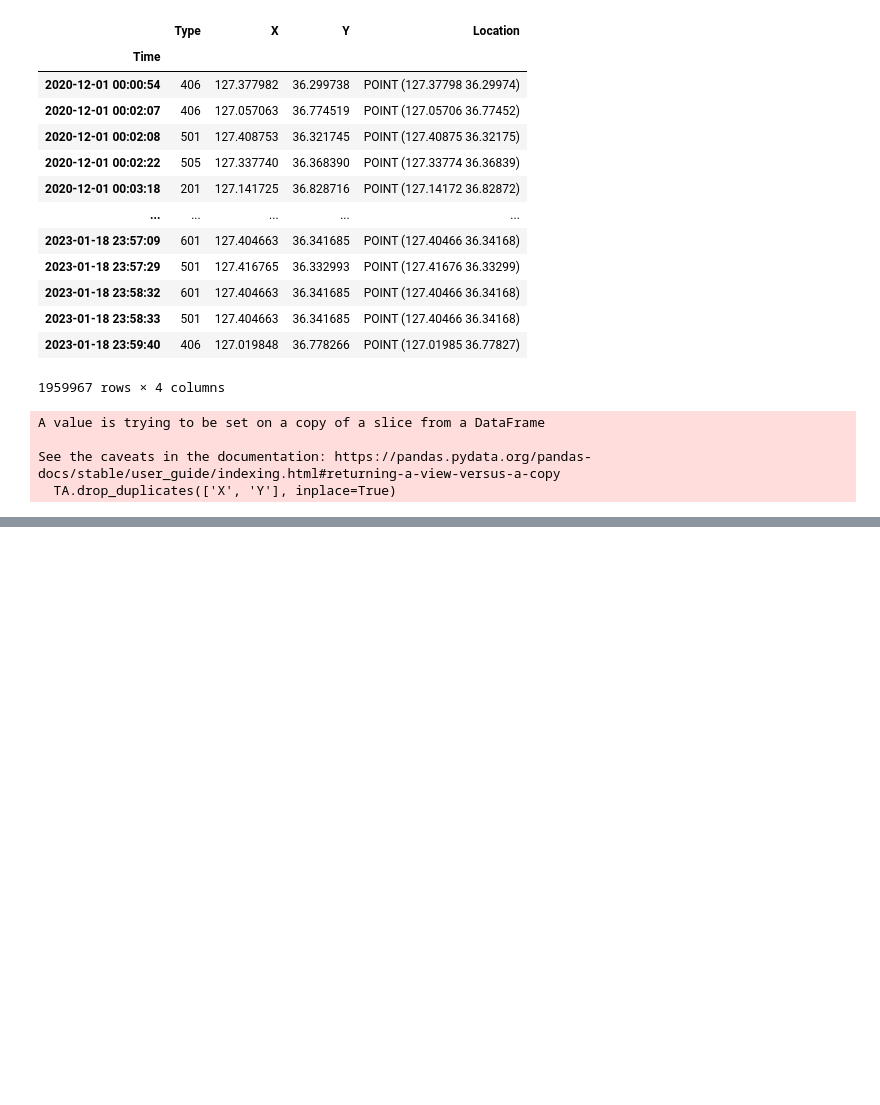
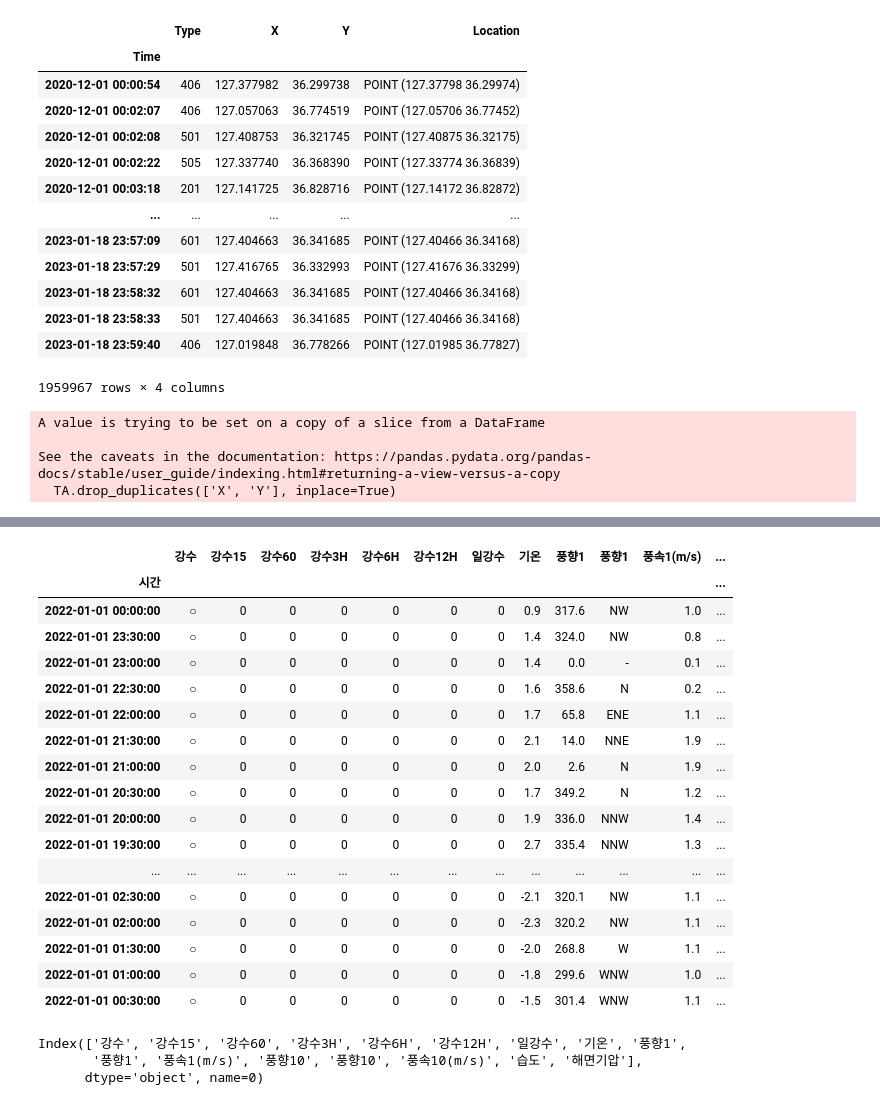
Before and after one commit to JeonSeongHu/Dajeon-Traffic-Accident-Analysis, a Jupyter notebook: data/data_visualization.ipynb, the cells around one changed output, grey strips where cells are left out. Saved outputs shown, nothing was run; the diff lists cells and outputs as text; code cells hidden in the pictures; blank space fills up the shorter version.

```diff
--- a/data/data_visualization.ipynb
+++ b/data/data_visualization.ipynb
@@ -166,0 +181,10 @@ visualize_by_city(TA, name="충청남도")
+# %%
+df, map_union = visualize_by_city(TA, names=["대전광역시"])
+# %%
+df_daejeon =df
+mapdf = pd.DataFrame()
+mapdf['X'] = df.x
+mapdf['Y'] = df.y
+mapdf
+print(mapdf['X'].min(),mapdf['X'].max())
+print(mapdf['Y'].min(),mapdf['Y'].max())
@@ -166,0 +229,59 @@ visualize_by_city(TA, name="충청남도")
+# %%
+from bs4 import BeautifulSoup
+import urllib.request
+import pandas as pd
+from datetime import datetime, timedelta
+
+def df_preprocessing(df, date):
+    data = df[1]
+    data.columns = data.iloc[0]
+    data.drop(data.index[0], inplace=True)
+    data["시:분"] = date + data["시:분"]
+    data["시:분"] = pd.to_datetime(data["시:분"], format='%Y%m%d%H:%M')
+    data.loc
+    data.index = data["시:분"]
+    data.index.names = ['시간']
+    data.drop("시:분", axis=1, inplace=True)
+    return data
+
+source = urllib.request.urlopen('https://www.weather.go.kr/cgi-bin/aws/nph-aws_txt_min_cal_test?202012020000&0&MINDB_30M&133&m&M').read()
+soup = BeautifulSoup(source,'lxml')
+
+table = soup.find_all('table')
+df = pd.read_html(str(table))
+
+date = "202201010000"
+data = df[1]
+data.columns = data.iloc[0]
+data.drop(data.index[0], inplace=True)
+data["시:분"] = date[:-4] + data["시:분"]
+data["시:분"] = pd.to_datetime(data["시:분"], format='%Y%m%d%H:%M')
+data.index = data["시:분"]
+data.index.names = ['시간']
+data.drop("시:분", axis=1, inplace=True)
+data[:48]
+# %% [output]
+|  | 강수 | 강수15 | 강수60 | 강수3H | 강수6H | 강수12H | 일강수 | 기온 | 풍향1 | 풍향1 | 풍속1(m/s) | ... |
+| 시간 |  |  |  |  |  |  |  |  |  |  |  | ... |
+| 2022-01-01 00:00:00 | ○ | 0 | 0 | 0 | 0 | 0 | 0 | 0.9 | 317.6 | NW | 1.0 | ... |
+| 2022-01-01 23:30:00 | ○ | 0 | 0 | 0 | 0 | 0 | 0 | 1.4 | 324.0 | NW | 0.8 | ... |
+| 2022-01-01 23:00:00 | ○ | 0 | 0 | 0 | 0 | 0 | 0 | 1.4 | 0.0 | - | 0.1 | ... |
+| 2022-01-01 22:30:00 | ○ | 0 | 0 | 0 | 0 | 0 | 0 | 1.6 | 358.6 | N | 0.2 | ... |
+| 2022-01-01 22:00:00 | ○ | 0 | 0 | 0 | 0 | 0 | 0 | 1.7 | 65.8 | ENE | 1.1 | ... |
+| 2022-01-01 21:30:00 | ○ | 0 | 0 | 0 | 0 | 0 | 0 | 2.1 | 14.0 | NNE | 1.9 | ... |
+| 2022-01-01 21:00:00 | ○ | 0 | 0 | 0 | 0 | 0 | 0 | 2.0 | 2.6 | N | 1.9 | ... |
+| 2022-01-01 20:30:00 | ○ | 0 | 0 | 0 | 0 | 0 | 0 | 1.7 | 349.2 | N | 1.2 | ... |
+| 2022-01-01 20:00:00 | ○ | 0 | 0 | 0 | 0 | 0 | 0 | 1.9 | 336.0 | NNW | 1.4 | ... |
+| 2022-01-01 19:30:00 | ○ | 0 | 0 | 0 | 0 | 0 | 0 | 2.7 | 335.4 | NNW | 1.3 | ... |
+| ... | ... | ... | ... | ... | ... | ... | ... | ... | ... | ... | ... | ... |
+| 2022-01-01 02:30:00 | ○ | 0 | 0 | 0 | 0 | 0 | 0 | -2.1 | 320.1 | NW | 1.1 | ... |
+| 2022-01-01 02:00:00 | ○ | 0 | 0 | 0 | 0 | 0 | 0 | -2.3 | 320.2 | NW | 1.1 | ... |
+| 2022-01-01 01:30:00 | ○ | 0 | 0 | 0 | 0 | 0 | 0 | -2.0 | 268.8 | W | 1.1 | ... |
+| 2022-01-01 01:00:00 | ○ | 0 | 0 | 0 | 0 | 0 | 0 | -1.8 | 299.6 | WNW | 1.0 | ... |
+| 2022-01-01 00:30:00 | ○ | 0 | 0 | 0 | 0 | 0 | 0 | -1.5 | 301.4 | WNW | 1.1 | ... |
+# %%
+data.columns
+# %% [output]
+Index(['강수', '강수15', '강수60', '강수3H', '강수6H', '강수12H', '일강수', '기온', '풍향1',
+       '풍향1', '풍속1(m/s)', '풍향10', '풍향10', '풍속10(m/s)', '습도', '해면기압'],
+      dtype='object', name=0)
```
Also changed, not shown: parts of 16 cells of this notebook, 1 other file.
